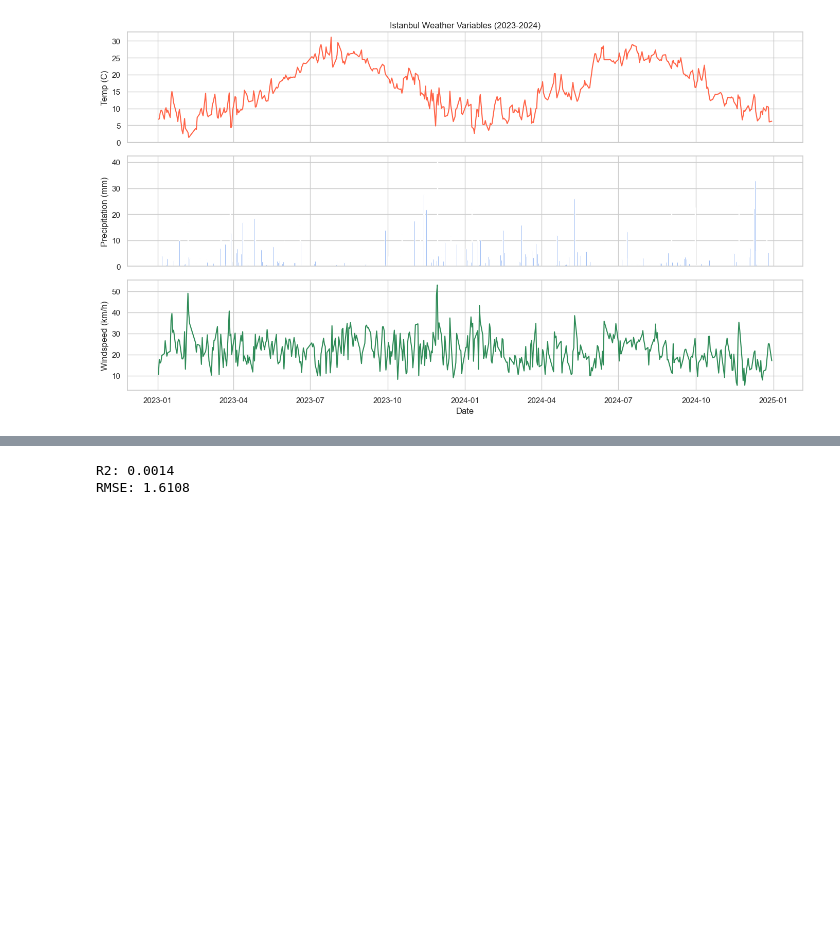
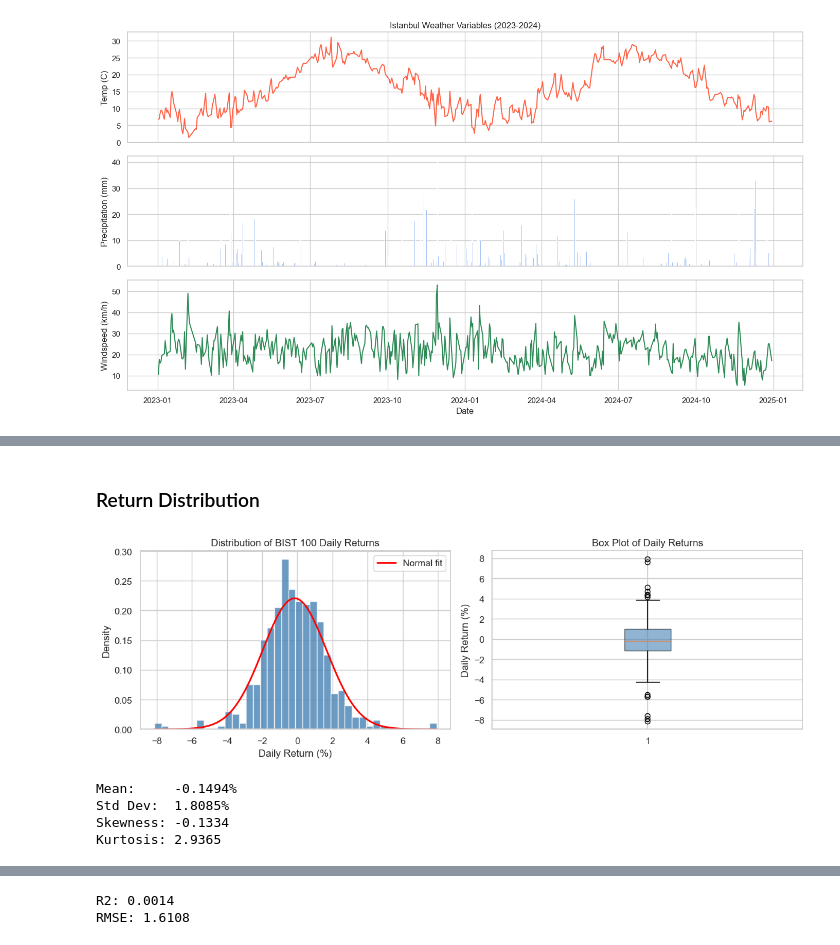
Before and after one commit to emreaks13/DSA210-project, a Jupyter notebook: Eda.ipynb, the cells around one changed output, grey strips where cells are left out. Cells and saved outputs as stored; diff of their text form; code cells hidden in the pictures; blank space fills up the shorter version.

Commit message:
Complete EDA: add descriptive stats, distribution, scatter plots, and correlation heatmap

```diff
--- a/Eda.ipynb
+++ b/Eda.ipynb
@@ -121,0 +139,40 @@ plt.show()
+# %% [markdown]
+### Return Distribution
+# %%
+import matplotlib.pyplot as plt
+import seaborn as sns
+import numpy as np
+
+# Distribution of daily returns — helps identify normality and outliers
+fig, axes = plt.subplots(1, 2, figsize=(12, 4))
+
+# Histogram with density curve
+axes[0].hist(df["daily_return"], bins=40, color="steelblue", edgecolor="white", alpha=0.8, density=True)
+x_vals = np.linspace(df["daily_return"].min(), df["daily_return"].max(), 200)
+from scipy.stats import norm
+mu, sigma = df["daily_return"].mean(), df["daily_return"].std()
+axes[0].plot(x_vals, norm.pdf(x_vals, mu, sigma), color="red", linewidth=2, label="Normal fit")
+axes[0].set_title("Distribution of BIST 100 Daily Returns")
+axes[0].set_xlabel("Daily Return (%)")
+axes[0].set_ylabel("Density")
+axes[0].legend()
+
+# Box plot — shows median, IQR, and outliers
+axes[1].boxplot(df["daily_return"], vert=True, patch_artist=True,
+                boxprops=dict(facecolor="steelblue", alpha=0.6))
+axes[1].set_title("Box Plot of Daily Returns")
+axes[1].set_ylabel("Daily Return (%)")
+
+plt.tight_layout()
+plt.show()
+
+print(f"Mean:     {df['daily_return'].mean():.4f}%")
+print(f"Std Dev:  {df['daily_return'].std():.4f}%")
+print(f"Skewness: {df['daily_return'].skew():.4f}")
+print(f"Kurtosis: {df['daily_return'].kurtosis():.4f}")
+# %% [output]
+[figure, added]
+Mean:     -0.1494%
+Std Dev:  1.8085%
+Skewness: -0.1334
+Kurtosis: 2.9365
```
Also changed, not shown: parts of 7 cells of this notebook.
